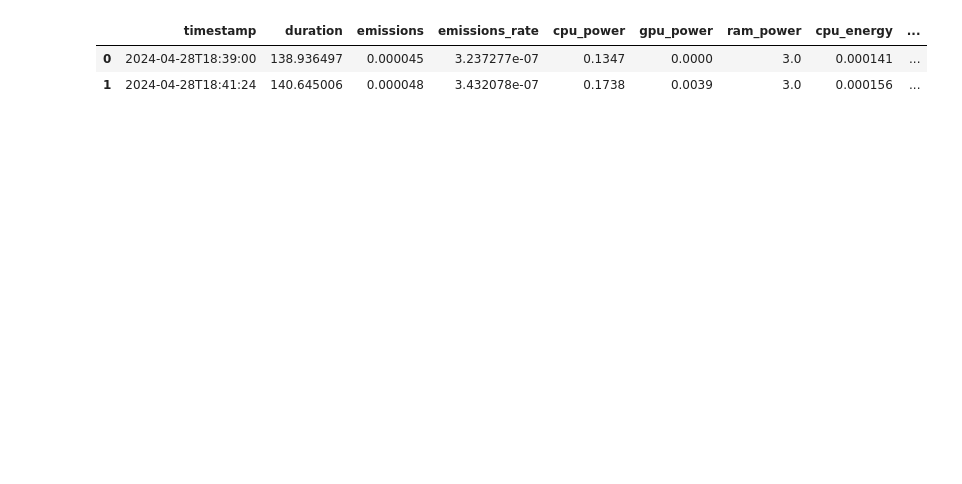
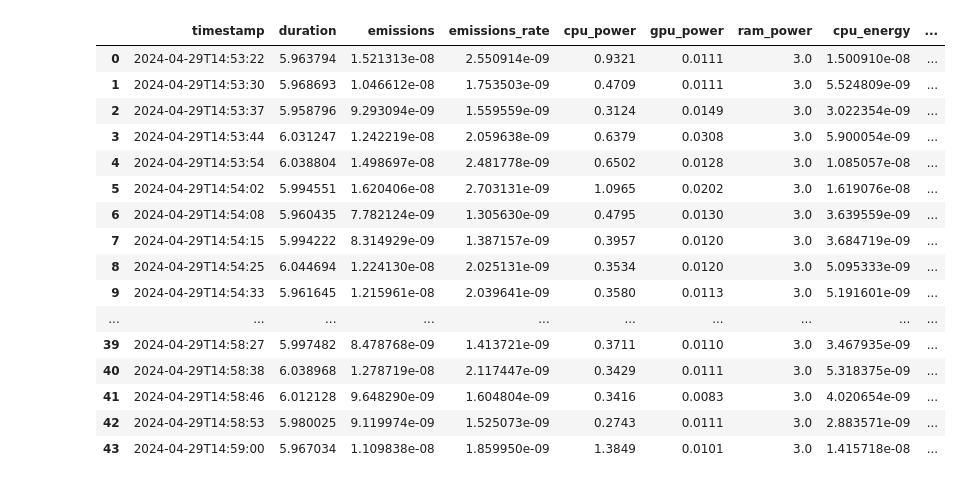
Before and after one commit to UTDRON/cse709, a Jupyter notebook: codex.ipynb, the cells around one changed output. Drawn from its saved outputs; the diff is of its cells as text; code cells hidden in the pictures; blank space fills up the shorter version.

```diff
--- a/codex.ipynb
+++ b/codex.ipynb
@@ -3,11 +4,24 @@ import pandas as pd
 # %%
 pd.set_option('display.max_rows', None)    # Show all rows
 pd.set_option('display.max_columns', None) # Show all columns
-# %%
-emissions_df = pd.read_csv("emissions.csv")
-selected_columns = ['timestamp','duration','emissions','emissions_rate','cpu_power','gpu_power','ram_power','cpu_energy','gpu_energy','ram_energy','energy_consumed']
-emissions_df[selected_columns]
-# %% [output]
-|  | timestamp | duration | emissions | emissions_rate | cpu_power | gpu_power | ram_power | cpu_energy | ... |
-| 0 | 2024-04-28T18:39:00 | 138.936497 | 0.000045 | 3.237277e-07 | 0.1347 | 0.0000 | 3.0 | 0.000141 | ... |
-| 1 | 2024-04-28T18:41:24 | 140.645006 | 0.000048 | 3.432078e-07 | 0.1738 | 0.0039 | 3.0 | 0.000156 | ... |
+# %%
+emissions_df = pd.read_csv("selected_emissions.csv")
+emissions_df
+# %% [output]
+|  | timestamp | duration | emissions | emissions_rate | cpu_power | gpu_power | ram_power | cpu_energy | ... |
+| 0 | 2024-04-29T14:53:22 | 5.963794 | 1.521313e-08 | 2.550914e-09 | 0.9321 | 0.0111 | 3.0 | 1.500910e-08 | ... |
+| 1 | 2024-04-29T14:53:30 | 5.968693 | 1.046612e-08 | 1.753503e-09 | 0.4709 | 0.0111 | 3.0 | 5.524809e-09 | ... |
+| 2 | 2024-04-29T14:53:37 | 5.958796 | 9.293094e-09 | 1.559559e-09 | 0.3124 | 0.0149 | 3.0 | 3.022354e-09 | ... |
+| 3 | 2024-04-29T14:53:44 | 6.031247 | 1.242219e-08 | 2.059638e-09 | 0.6379 | 0.0308 | 3.0 | 5.900054e-09 | ... |
+| 4 | 2024-04-29T14:53:54 | 6.038804 | 1.498697e-08 | 2.481778e-09 | 0.6502 | 0.0128 | 3.0 | 1.085057e-08 | ... |
+| 5 | 2024-04-29T14:54:02 | 5.994551 | 1.620406e-08 | 2.703131e-09 | 1.0965 | 0.0202 | 3.0 | 1.619076e-08 | ... |
+| 6 | 2024-04-29T14:54:08 | 5.960435 | 7.782124e-09 | 1.305630e-09 | 0.4795 | 0.0130 | 3.0 | 3.639559e-09 | ... |
+| 7 | 2024-04-29T14:54:15 | 5.994222 | 8.314929e-09 | 1.387157e-09 | 0.3957 | 0.0120 | 3.0 | 3.684719e-09 | ... |
+| 8 | 2024-04-29T14:54:25 | 6.044694 | 1.224130e-08 | 2.025131e-09 | 0.3534 | 0.0120 | 3.0 | 5.095333e-09 | ... |
+| 9 | 2024-04-29T14:54:33 | 5.961645 | 1.215961e-08 | 2.039641e-09 | 0.3580 | 0.0113 | 3.0 | 5.191601e-09 | ... |
+| ... | ... | ... | ... | ... | ... | ... | ... | ... | ... |
+| 39 | 2024-04-29T14:58:27 | 5.997482 | 8.478768e-09 | 1.413721e-09 | 0.3711 | 0.0110 | 3.0 | 3.467935e-09 | ... |
+| 40 | 2024-04-29T14:58:38 | 6.038968 | 1.278719e-08 | 2.117447e-09 | 0.3429 | 0.0111 | 3.0 | 5.318375e-09 | ... |
+| 41 | 2024-04-29T14:58:46 | 6.012128 | 9.648290e-09 | 1.604804e-09 | 0.3416 | 0.0083 | 3.0 | 4.020654e-09 | ... |
+| 42 | 2024-04-29T14:58:53 | 5.980025 | 9.119974e-09 | 1.525073e-09 | 0.2743 | 0.0111 | 3.0 | 2.883571e-09 | ... |
+| 43 | 2024-04-29T14:59:00 | 5.967034 | 1.109838e-08 | 1.859950e-09 | 1.3849 | 0.0101 | 3.0 | 1.415718e-08 | ... |
```
Also changed, not shown: parts of 4 cells of this notebook, 48 other files.
